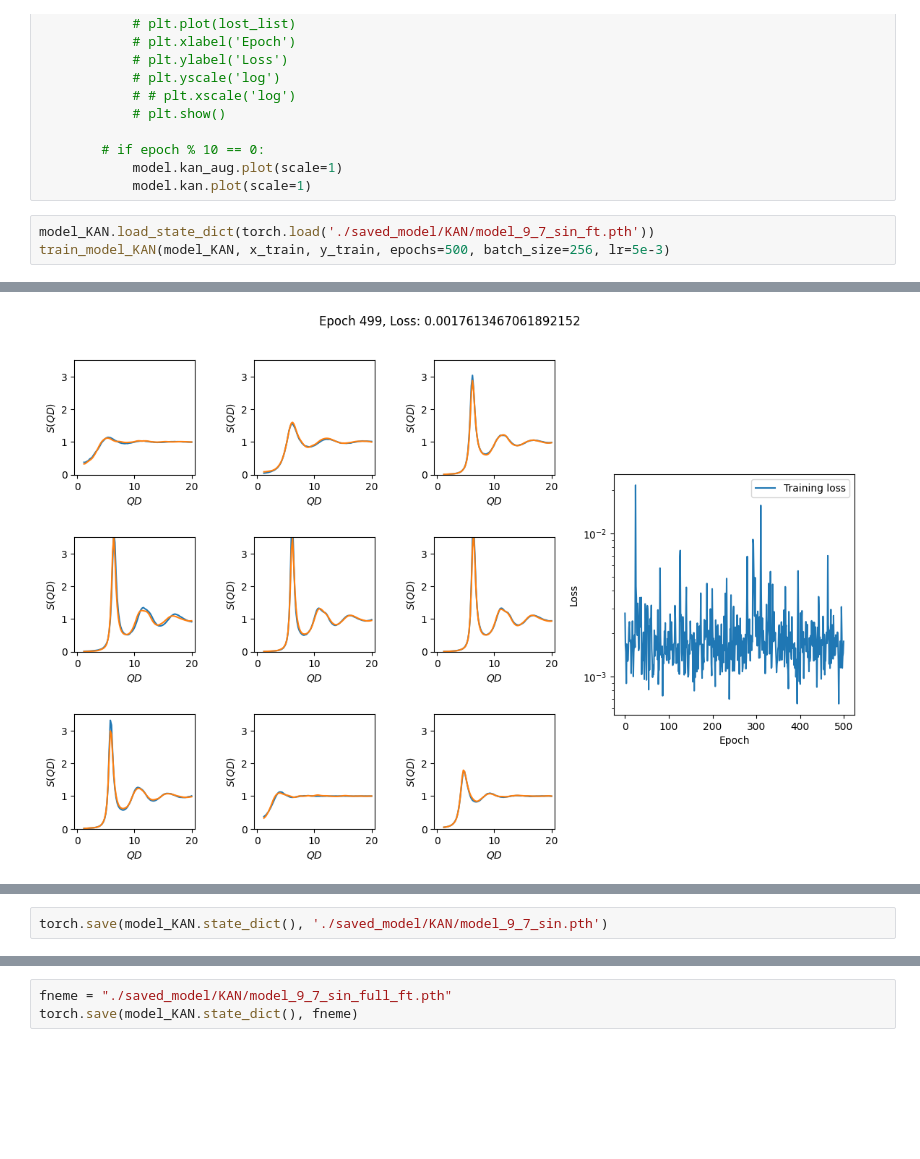
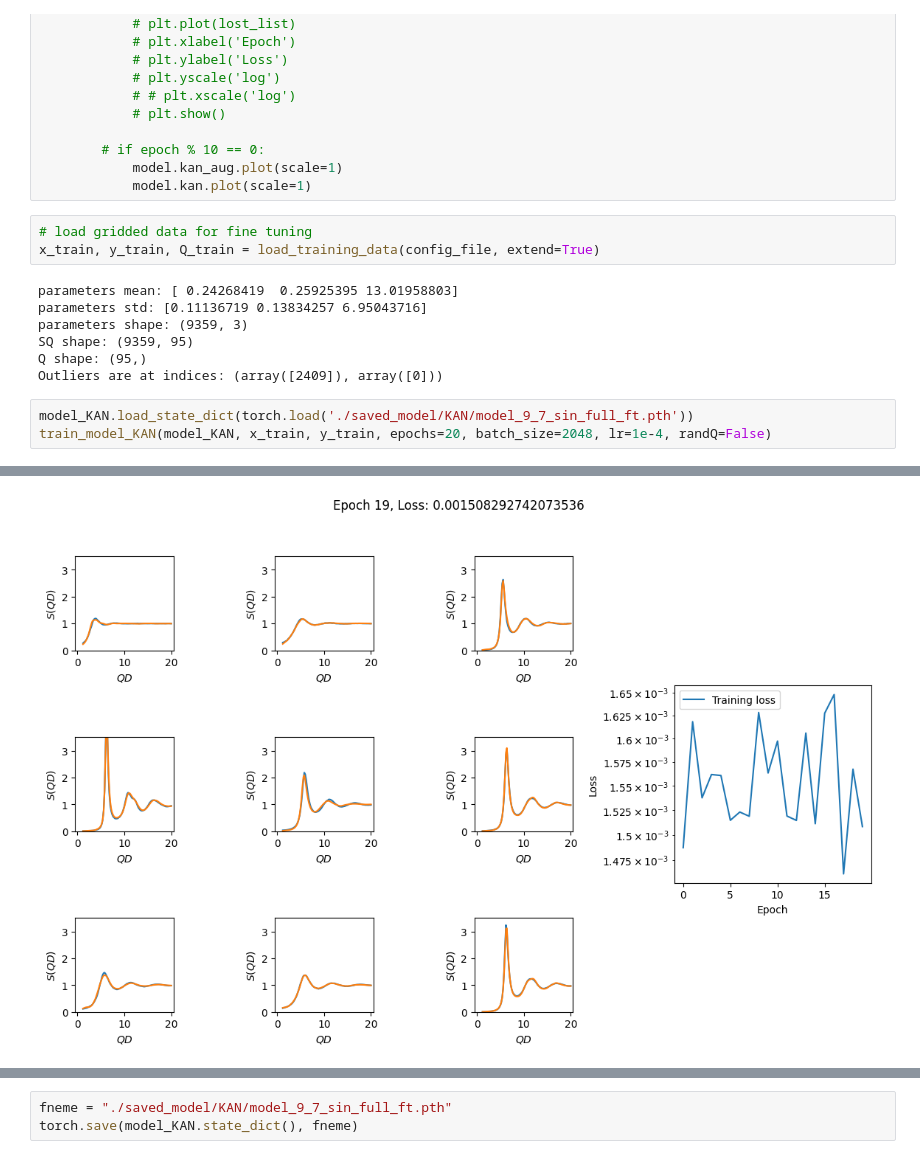
Before and after one commit to ch-tung/SQ_KAN, a Jupyter notebook: test_KAN_SQ_sin.ipynb, the cells around one changed output, grey strips where cells are left out. Saved outputs shown, nothing was run; the diff lists cells and outputs as text; blank space fills up the shorter version.

Commit message:
finalize training, add model save/load functions

```diff
--- a/test_KAN_SQ_sin.ipynb
+++ b/test_KAN_SQ_sin.ipynb
@@ -289,7 +289,17 @@ def train_model_KAN(model, x_train, y_train, epochs=100, batch_size=256, lr=1e-3
         # if epoch % 10 == 0:
             model.kan_aug.plot(scale=1)
             model.kan.plot(scale=1)
+# %%
+# load gridded data for fine tuning
+x_train, y_train, Q_train = load_training_data(config_file, extend=True)
+# %% [output]
+parameters mean: [ 0.24268419  0.25925395 13.01958803]
+parameters std: [0.11136719 0.13834257 6.95043716]
+parameters shape: (9359, 3)
+SQ shape: (9359, 95)
+Q shape: (95,)
+Outliers are at indices: (array([2409]), array([0]))
 # %%
-model_KAN.load_state_dict(torch.load('./saved_model/KAN/model_9_7_sin_ft.pth'))
-train_model_KAN(model_KAN, x_train, y_train, epochs=500, batch_size=256, lr=5e-3)
+model_KAN.load_state_dict(torch.load('./saved_model/KAN/model_9_7_sin_full_ft.pth'))
+train_model_KAN(model_KAN, x_train, y_train, epochs=20, batch_size=2048, lr=1e-4, randQ=False)
 # %% [output]
@@ -298 +308 @@ train_model_KAN(model_KAN, x_train, y_train, epochs=500, batch_size=256, lr=5e-3
-[figure, old version]
+[figure, new version]
@@ -301,2 +310,0 @@ train_model_KAN(model_KAN, x_train, y_train, epochs=500, batch_size=256, lr=5e-3
-# %%
-torch.save(model_KAN.state_dict(), './saved_model/KAN/model_9_7_sin.pth')
```
Also changed, not shown: parts of 4 cells of this notebook, 6 other files.
